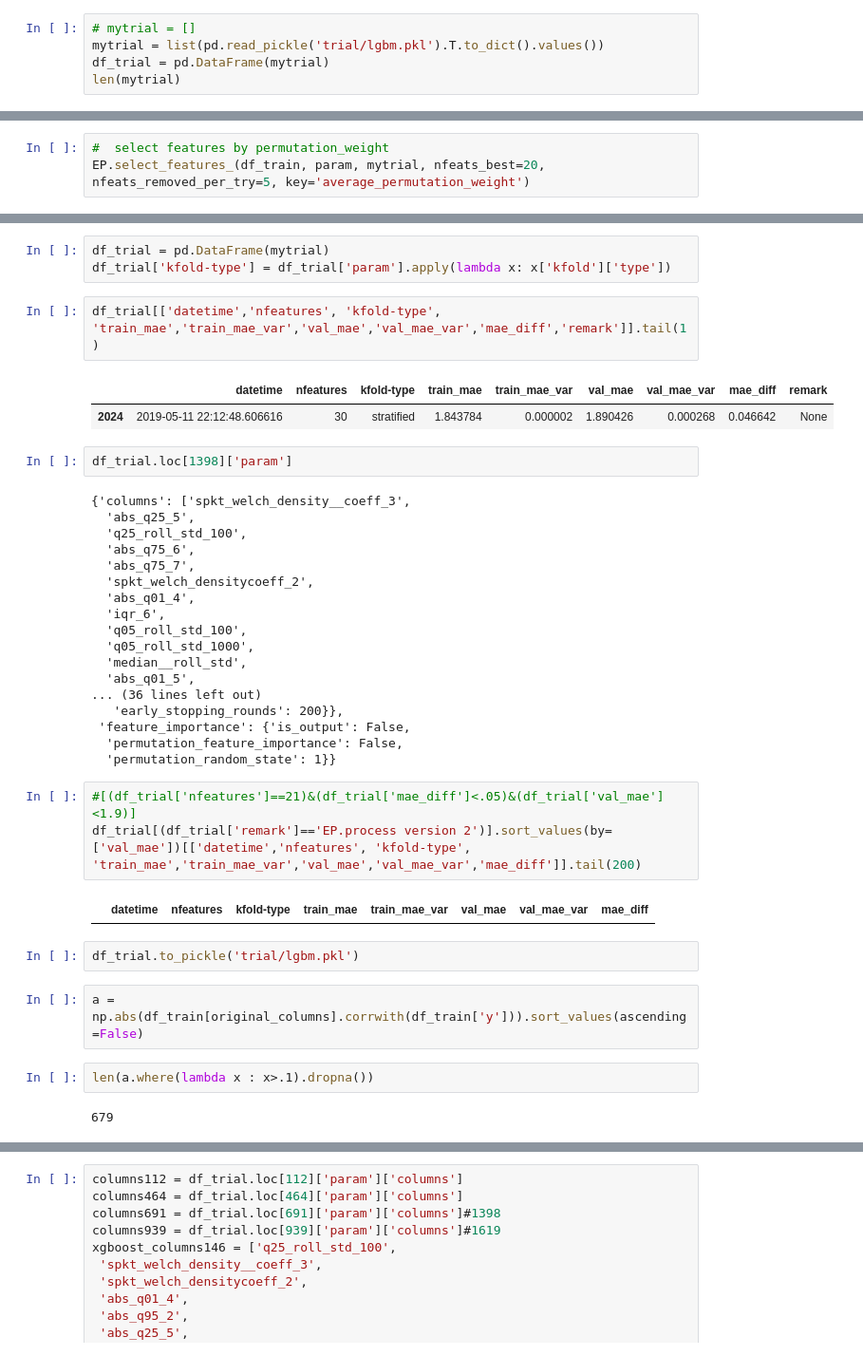
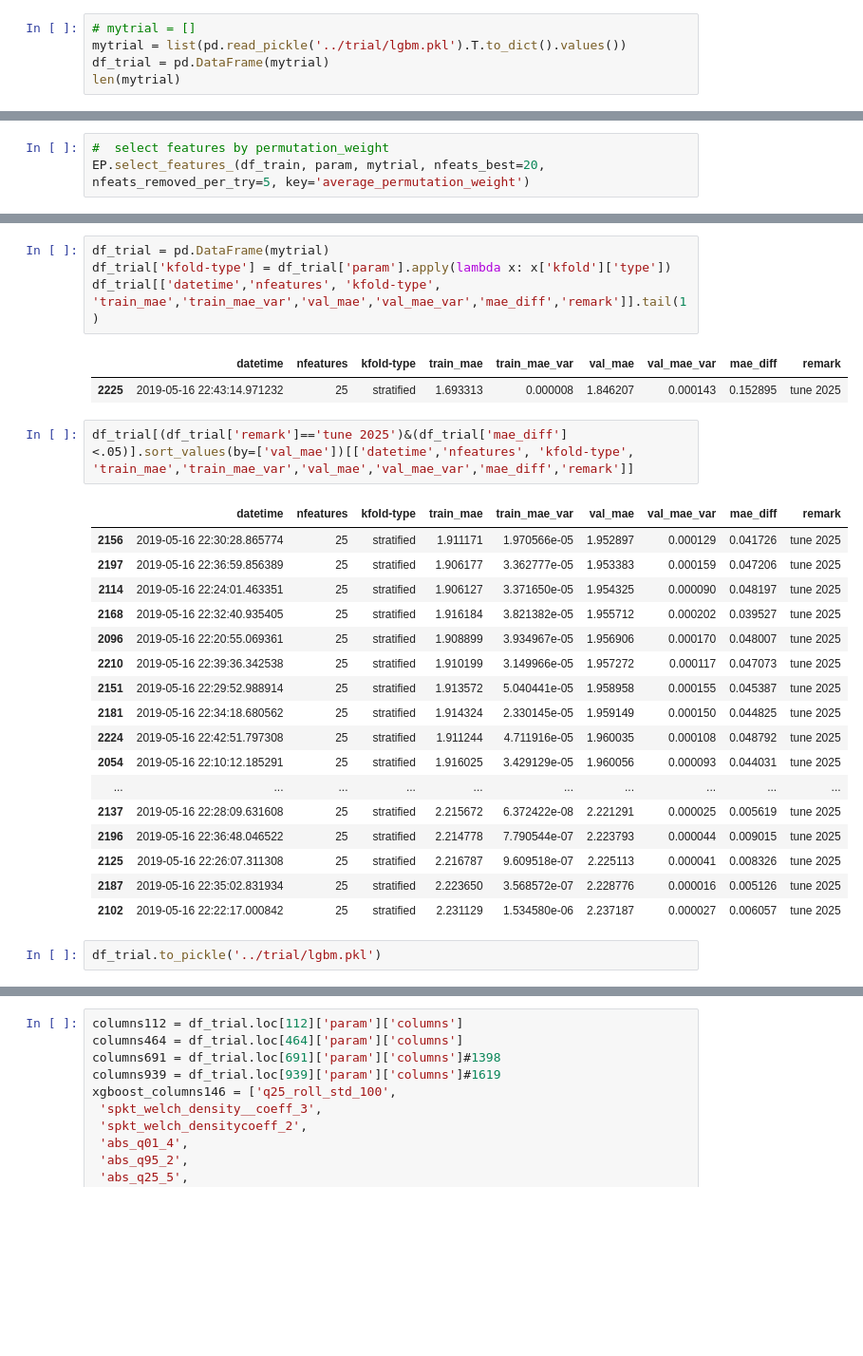
Before and after one commit to arhow/LANLEarthquakePrediction2019, a Jupyter notebook: lgbm.ipynb, the cells around one changed output, grey strips where cells are left out. Shown at 95% size. Cells and saved outputs as stored; diff of their text form; blank space fills up the shorter version.

```diff
--- a/lgbm.ipynb
+++ b/lgbm.ipynb
@@ -35,7 +35,7 @@ df_train['group'] = group
 df_train = df_train.drop(columns=['season'])
 # %%
 # mytrial = []
-mytrial = list(pd.read_pickle('trial/lgbm.pkl').T.to_dict().values())
+mytrial = list(pd.read_pickle('../trial/lgbm.pkl').T.to_dict().values())
 df_trial = pd.DataFrame(mytrial)
 len(mytrial)
 # %% [output]
@@ -229,41 +211,29 @@ study.optimize(objective, n_trials=200)
 # %%
 df_trial = pd.DataFrame(mytrial)
 df_trial['kfold-type'] = df_trial['param'].apply(lambda x: x['kfold']['type'])
+df_trial[['datetime','nfeatures', 'kfold-type', 'train_mae','train_mae_var','val_mae','val_mae_var','mae_diff','remark']].tail(1)
+# %% [output]
+|  | datetime | nfeatures | kfold-type | train_mae | train_mae_var | val_mae | val_mae_var | mae_diff | remark |
+| 2225 | 2019-05-16 22:43:14.971232 | 25 | stratified | 1.693313 | 0.000008 | 1.846207 | 0.000143 | 0.152895 | tune 2025 |
 # %%
-df_trial[['datetime','nfeatures', 'kfold-type', 'train_mae','train_mae_var','val_mae','val_mae_var','mae_diff','remark']].tail(1)
+df_trial[(df_trial['remark']=='tune 2025')&(df_trial['mae_diff']<.05)].sort_values(by=['val_mae'])[['datetime','nfeatures', 'kfold-type', 'train_mae','train_mae_var','val_mae','val_mae_var','mae_diff','remark']]
 # %% [output]
 |  | datetime | nfeatures | kfold-type | train_mae | train_mae_var | val_mae | val_mae_var | mae_diff | remark |
-| 2024 | 2019-05-11 22:12:48.606616 | 30 | stratified | 1.843784 | 0.000002 | 1.890426 | 0.000268 | 0.046642 | None |
+| 2156 | 2019-05-16 22:30:28.865774 | 25 | stratified | 1.911171 | 1.970566e-05 | 1.952897 | 0.000129 | 0.041726 | tune 2025 |
+| 2197 | 2019-05-16 22:36:59.856389 | 25 | stratified | 1.906177 | 3.362777e-05 | 1.953383 | 0.000159 | 0.047206 | tune 2025 |
+| 2114 | 2019-05-16 22:24:01.463351 | 25 | stratified | 1.906127 | 3.371650e-05 | 1.954325 | 0.000090 | 0.048197 | tune 2025 |
+| 2168 | 2019-05-16 22:32:40.935405 | 25 | stratified | 1.916184 | 3.821382e-05 | 1.955712 | 0.000202 | 0.039527 | tune 2025 |
+| 2096 | 2019-05-16 22:20:55.069361 | 25 | stratified | 1.908899 | 3.934967e-05 | 1.956906 | 0.000170 | 0.048007 | tune 2025 |
+| 2210 | 2019-05-16 22:39:36.342538 | 25 | stratified | 1.910199 | 3.149966e-05 | 1.957272 | 0.000117 | 0.047073 | tune 2025 |
+| 2151 | 2019-05-16 22:29:52.988914 | 25 | stratified | 1.913572 | 5.040441e-05 | 1.958958 | 0.000155 | 0.045387 | tune 2025 |
+| 2181 | 2019-05-16 22:34:18.680562 | 25 | stratified | 1.914324 | 2.330145e-05 | 1.959149 | 0.000150 | 0.044825 | tune 2025 |
+| 2224 | 2019-05-16 22:42:51.797308 | 25 | stratified | 1.911244 | 4.711916e-05 | 1.960035 | 0.000108 | 0.048792 | tune 2025 |
+| 2054 | 2019-05-16 22:10:12.185291 | 25 | stratified | 1.916025 | 3.429129e-05 | 1.960056 | 0.000093 | 0.044031 | tune 2025 |
+| ... | ... | ... | ... | ... | ... | ... | ... | ... | ... |
+| 2137 | 2019-05-16 22:28:09.631608 | 25 | stratified | 2.215672 | 6.372422e-08 | 2.221291 | 0.000025 | 0.005619 | tune 2025 |
+| 2196 | 2019-05-16 22:36:48.046522 | 25 | stratified | 2.214778 | 7.790544e-07 | 2.223793 | 0.000044 | 0.009015 | tune 2025 |
+| 2125 | 2019-05-16 22:26:07.311308 | 25 | stratified | 2.216787 | 9.609518e-07 | 2.225113 | 0.000041 | 0.008326 | tune 2025 |
+| 2187 | 2019-05-16 22:35:02.831934 | 25 | stratified | 2.223650 | 3.568572e-07 | 2.228776 | 0.000016 | 0.005126 | tune 2025 |
+| 2102 | 2019-05-16 22:22:17.000842 | 25 | stratified | 2.231129 | 1.534580e-06 | 2.237187 | 0.000027 | 0.006057 | tune 2025 |
-# %%
-df_trial.loc[1398]['param']
-# %% [output]
-{'columns': ['spkt_welch_density__coeff_3',
-  'abs_q25_5',
-  'q25_roll_std_100',
-  'abs_q75_6',
-  'abs_q75_7',
-  'spkt_welch_densitycoeff_2',
-  'abs_q01_4',
-  'iqr_6',
-  'q05_roll_std_100',
-  'q05_roll_std_1000',
-  'median__roll_std',
-  'abs_q01_5',
-... (36 lines left out)
-   'early_stopping_rounds': 200}},
- 'feature_importance': {'is_output': False,
-  'permutation_feature_importance': False,
-  'permutation_random_state': 1}}
-# %%
-#[(df_trial['nfeatures']==21)&(df_trial['mae_diff']<.05)&(df_trial['val_mae']<1.9)]
-df_trial[(df_trial['remark']=='EP.process version 2')].sort_values(by=['val_mae'])[['datetime','nfeatures', 'kfold-type', 'train_mae','train_mae_var','val_mae','val_mae_var','mae_diff']].tail(200)
-# %% [output]
-|  | datetime | nfeatures | kfold-type | train_mae | train_mae_var | val_mae | val_mae_var | mae_diff |
 # %%
-df_trial.to_pickle('trial/lgbm.pkl')
+df_trial.to_pickle('../trial/lgbm.pkl')
-# %%
-a = np.abs(df_train[original_columns].corrwith(df_train['y'])).sort_values(ascending=False)
-# %%
-len(a.where(lambda x : x>.1).dropna())
-# %% [output]
-679
```
Also changed, not shown: parts of 22 cells of this notebook, 16 other files.
